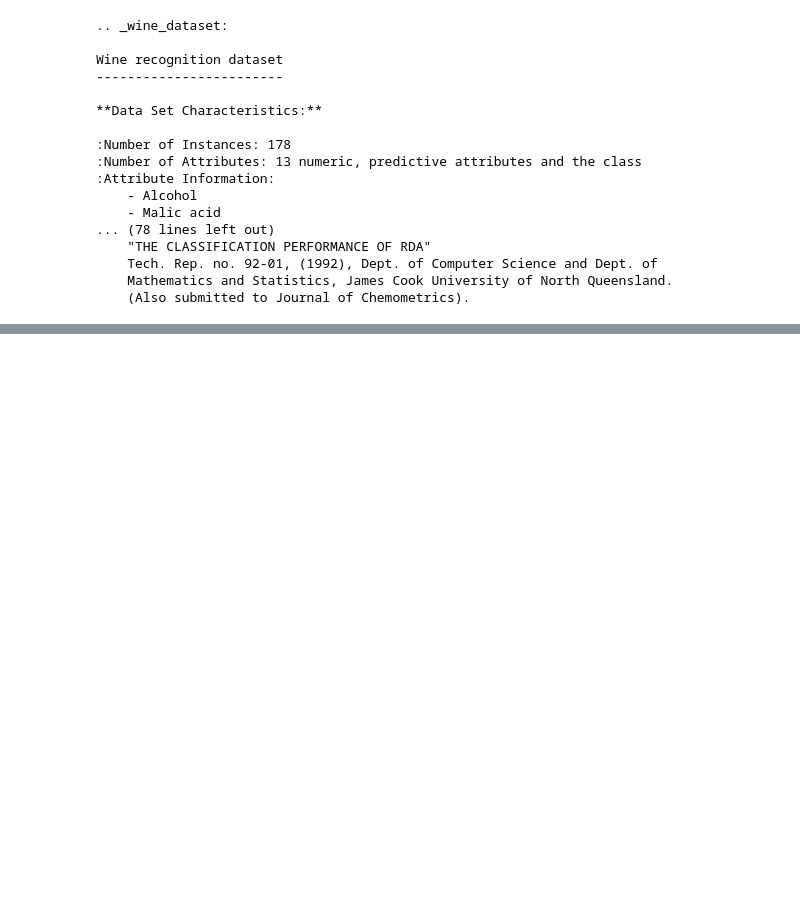
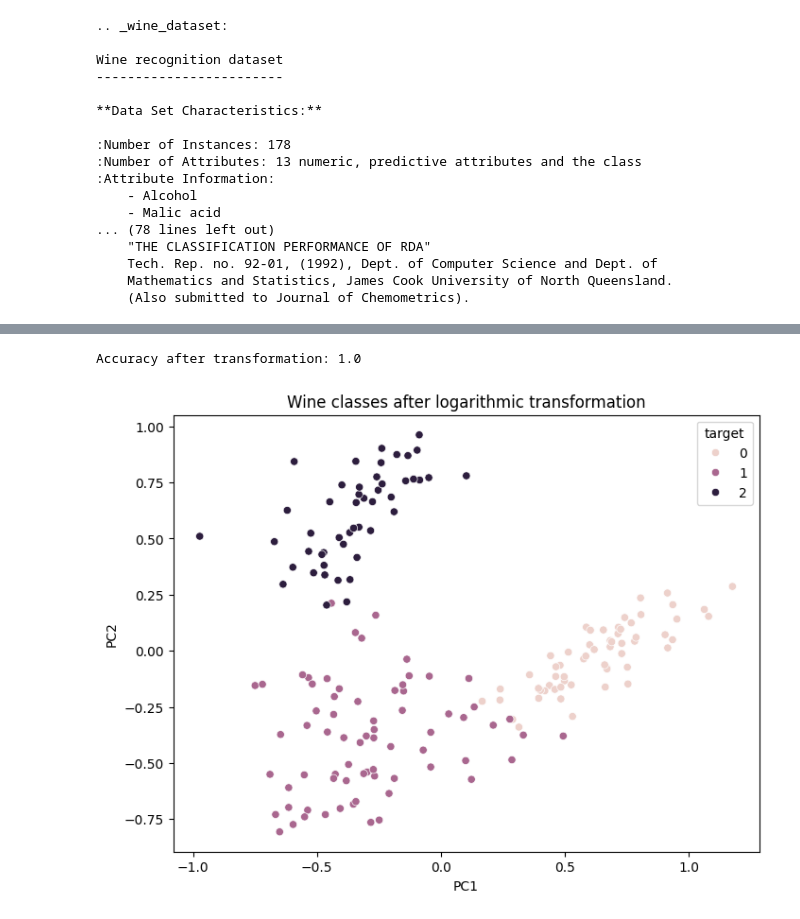
Before and after one commit to EvanAngQiXuan/IntroToMLAsg1, a Jupyter notebook: asg1_p1.ipynb, the cells around one changed output, grey strips where cells are left out. Saved outputs shown, nothing was run; the diff lists cells and outputs as text; code cells hidden in the pictures; blank space fills up the shorter version.

```diff
--- a/asg1_p1.ipynb
+++ b/asg1_p1.ipynb
@@ -230,0 +358,45 @@ Everything works!
+# %%
+#Transformation
+
+X_transformed = np.log1p(X)
+
+X_train_t, X_test_t, y_train_t, y_test_t = train_test_split(
+    X_transformed,
+    y,
+    test_size=0.2,
+    random_state=42
+)
+
+model_t = LogisticRegression(max_iter=10000)
+
+model_t.fit(X_train_t,y_train_t)
+
+accuracy_t = model_t.score(
+    X_test_t,
+    y_test_t
+)
+
+print("Accuracy after transformation:", accuracy_t)
+
+pca = PCA(n_components=2)
+
+X_pca_t = pca.fit_transform(X_transformed)
+
+
+plt.figure(figsize=(8,6))
+
+sns.scatterplot(
+    x=X_pca_t[:,0],
+    y=X_pca_t[:,1],
+    hue=y
+)
+
+plt.xlabel("PC1")
+plt.ylabel("PC2")
+
+plt.title("Wine classes after logarithmic transformation")
+
+plt.show()
+# %% [output]
+Accuracy after transformation: 1.0
+[figure, added]
```
Also changed, not shown: parts of 11 cells of this notebook.
